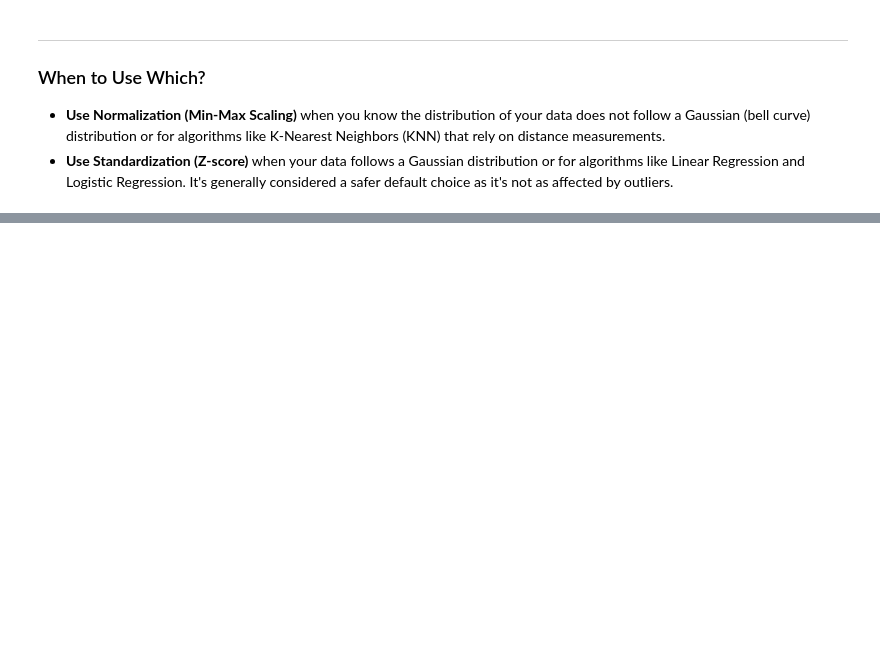
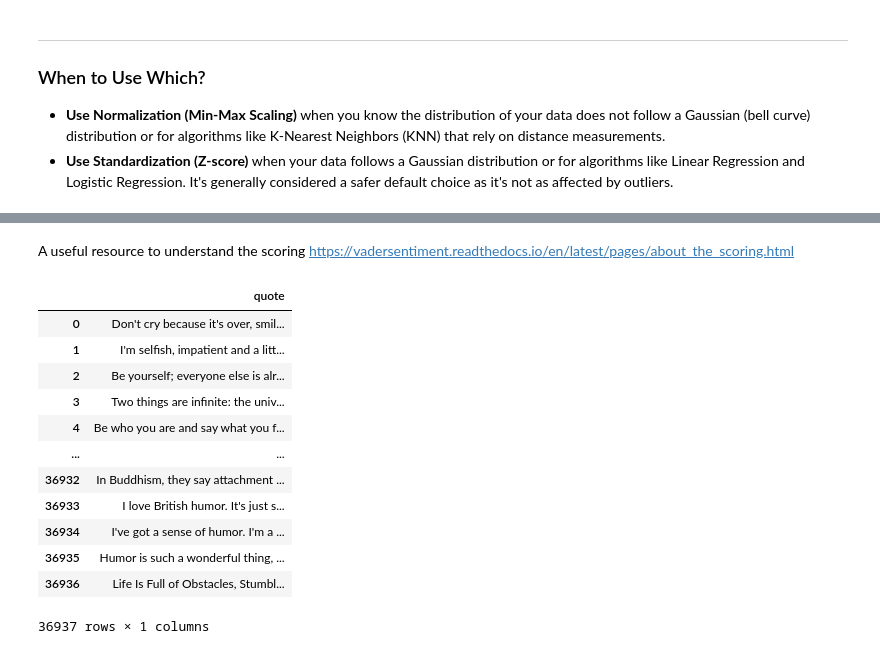
Before and after one commit to lnittala1-ops/BAN482, a Jupyter notebook: BAN482_Data_Wrangling.ipynb, the cells around one changed output, grey strips where cells are left out. Saved outputs shown, nothing was run; the diff lists cells and outputs as text; code cells hidden in the pictures; blank space fills up the shorter version.

```diff
--- a/BAN482_Data_Wrangling.ipynb
+++ b/BAN482_Data_Wrangling.ipynb
@@ -798,0 +910,22 @@ print(genre_counts)
+# %% [markdown]
+A useful resource to understand the scoring
+https://vadersentiment.readthedocs.io/en/latest/pages/about_the_scoring.html
+# %%
+import pandas as pd
+quotes = pd.read_parquet('quotes.parquet')
+# %%
+quotes
+# %% [output]
+|  | quote |
+| 0 | Don't cry because it's over, smil... |
+| 1 | I'm selfish, impatient and a litt... |
+| 2 | Be yourself; everyone else is alr... |
+| 3 | Two things are infinite: the univ... |
+| 4 | Be who you are and say what you f... |
+| ... | ... |
+| 36932 | In Buddhism, they say attachment ... |
+| 36933 | I love British humor. It's just s... |
+| 36934 | I've got a sense of humor. I'm a ... |
+| 36935 | Humor is such a wonderful thing, ... |
+| 36936 | Life Is Full of Obstacles, Stumbl... |
+36937 rows × 1 columns
```
Also changed, not shown: parts of 18 cells of this notebook.
